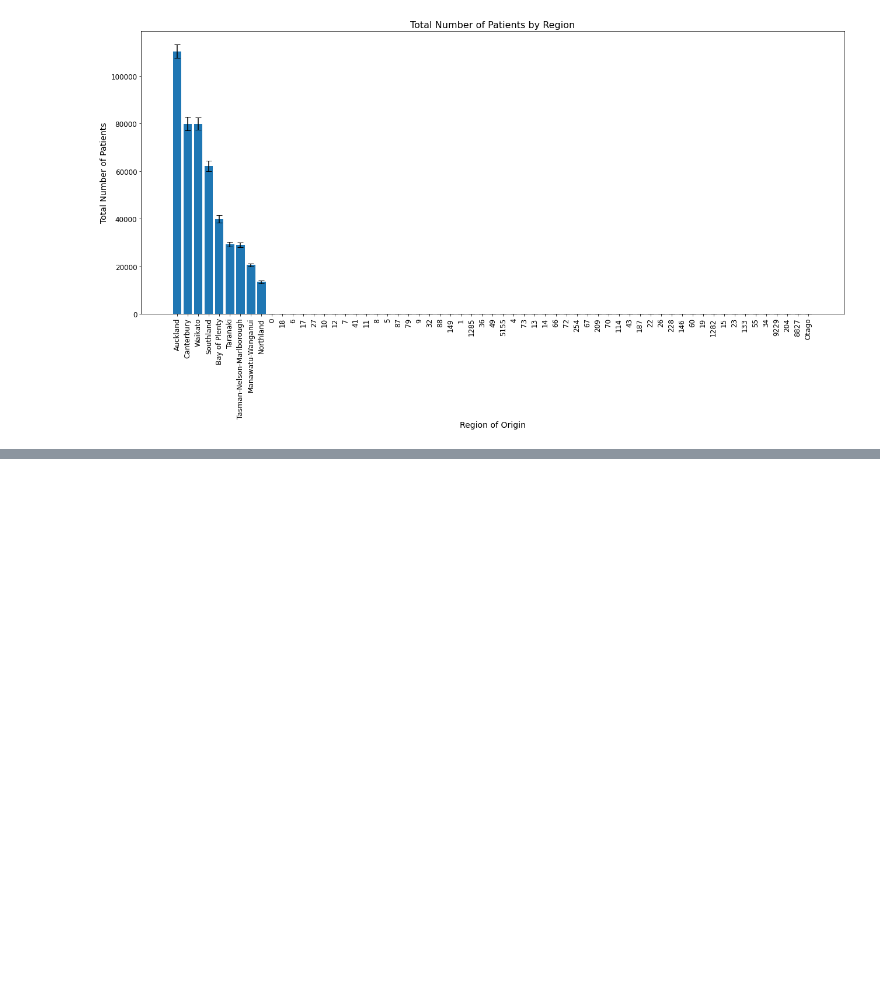
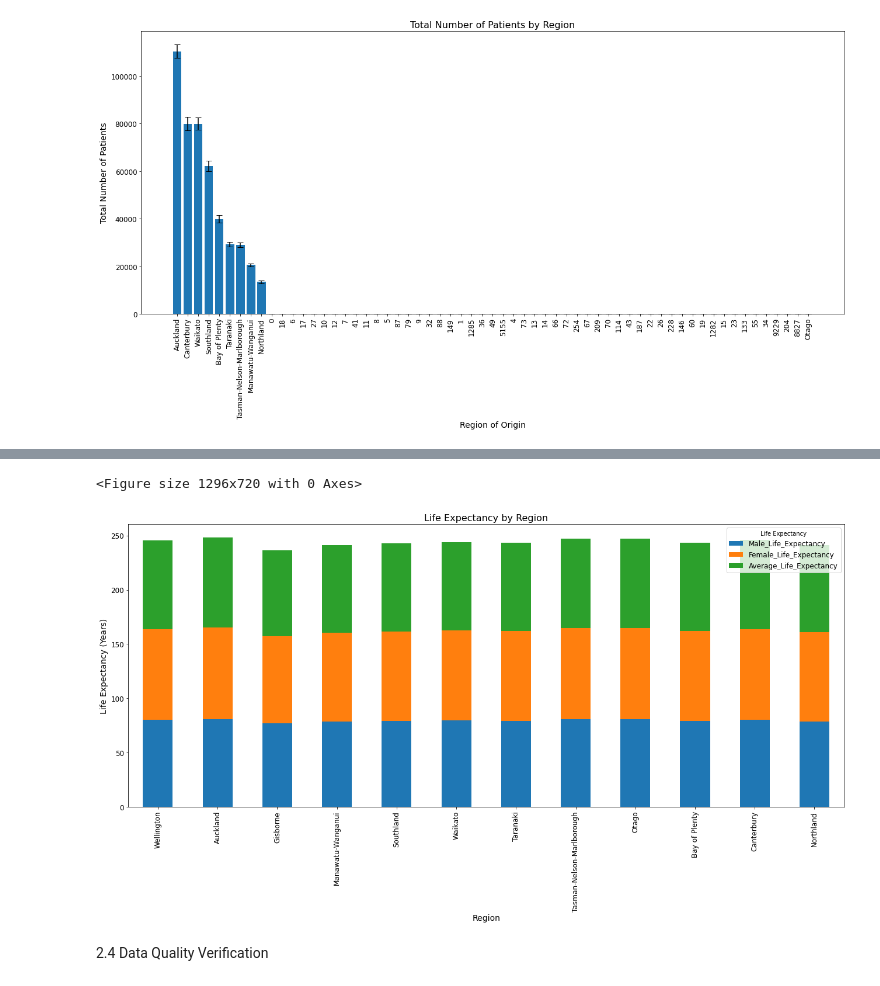
Before and after one commit to Dianfan-Lyu/test, a Jupyter notebook: data.ipynb, the cells around one changed output, grey strips where cells are left out. Cells and saved outputs as stored; diff of their text form; code cells hidden in the pictures; blank space fills up the shorter version.

```diff
--- a/data.ipynb
+++ b/data.ipynb
@@ -242,0 +298,28 @@ plt.show()
+# %%
+# Group by region and get the average life expectancy
+life = spark.read.format("csv").option("header", "true").option("inferSchema", "true").load("life expectancy.csv")
+region_life_data = life.groupBy('Region').agg(
+    _mean('Male').alias('Male_Life_Expectancy'),
+    _mean('Female').alias('Female_Life_Expectancy'),
+    _mean('Average').alias('Average_Life_Expectancy')
+)
+
+# Convert to Pandas DataFrame for plotting
+region_life_data_pd = region_life_data.toPandas()
+
+# Plot the bar chart for life expectancy by region
+plt.figure(figsize=(18, 10))
+region_life_data_pd.plot(kind='bar', x='Region', stacked=True, figsize=(18, 10))
+plt.xlabel('Region', fontsize=14)
+plt.ylabel('Life Expectancy (Years)', fontsize=14)
+plt.title('Life Expectancy by Region', fontsize=16)
+plt.xticks(rotation=90, fontsize=12)
+plt.yticks(fontsize=12)
+plt.legend(title='Life Expectancy', fontsize=12)
+plt.tight_layout()
+plt.show()
+# %% [output]
+<Figure size 1296x720 with 0 Axes>
+[figure, added]
+# %% [markdown]
+2.4 Data Quality Verification
```
Also changed, not shown: parts of 16 cells of this notebook.
